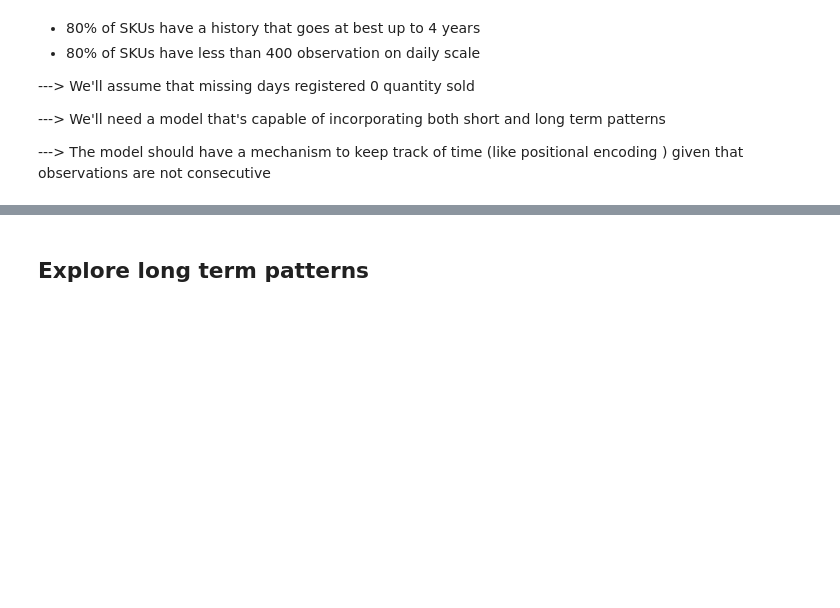
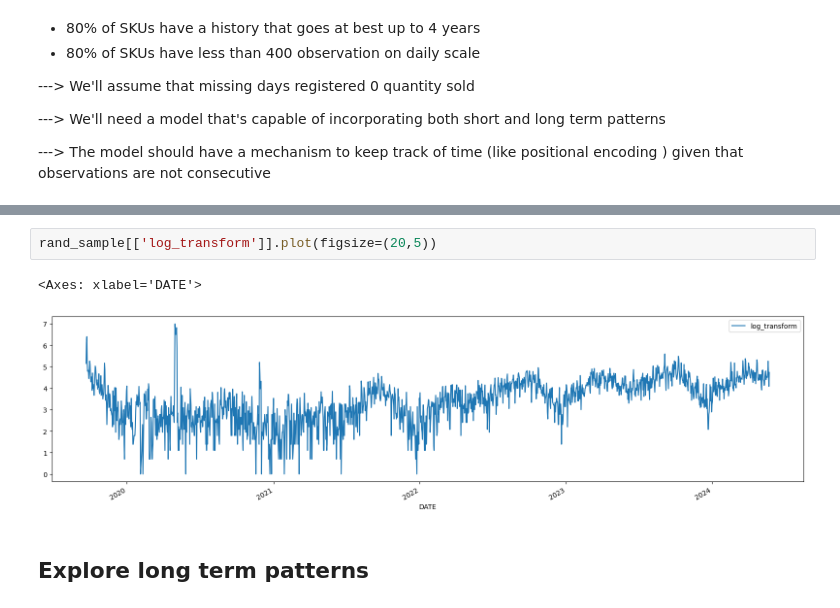
Before and after one commit to b7amine/inventory-forcaster, a Jupyter notebook: notebooks/exploratory-analysis.ipynb, the cells around one changed output, grey strips where cells are left out. Drawn from its saved outputs; the diff is of its cells as text; blank space fills up the shorter version.

```diff
--- a/notebooks/exploratory-analysis.ipynb
+++ b/notebooks/exploratory-analysis.ipynb
@@ -228,3 +229,8 @@ rand_sample[[TARGET,'rolling_mean_7','rolling_mean_14','rolling_mean_28']].plot(
+# %%
+rand_sample[['log_transform']].plot(figsize=(20,5))
+# %% [output]
+<Axes: xlabel='DATE'>
+[figure, added]
 # %% [markdown]
 ## Explore long term patterns
 # %% [markdown]
```
Also changed, not shown: parts of 1 cell of this notebook, 1 other file.
